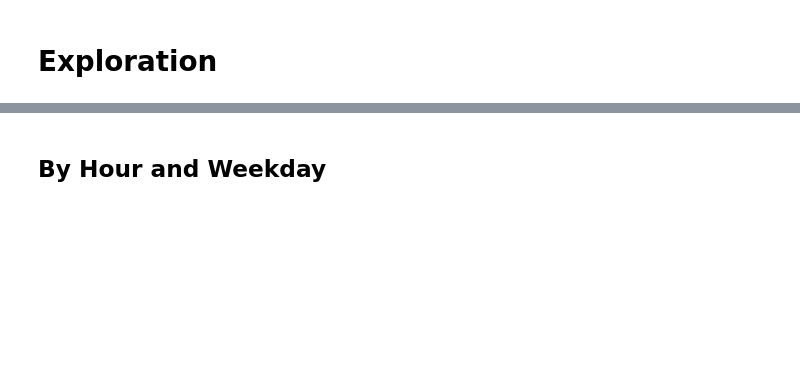
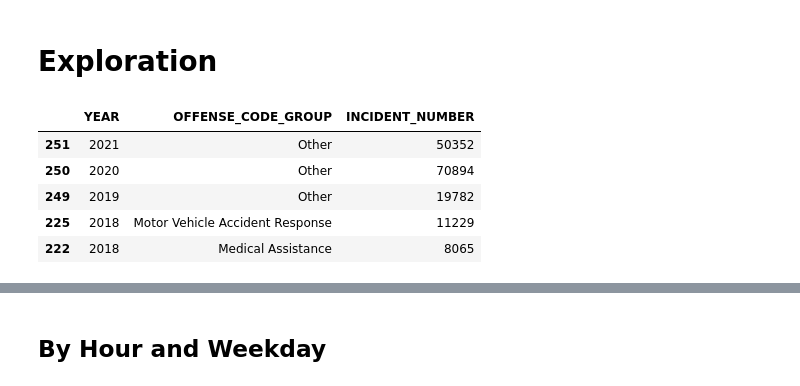
Before and after one commit to AlexVonSchwerdtner/BA780-Team6, a Jupyter notebook: Boston_Crime_Scene_Analytics.ipynb, the cells around one changed output, grey strips where cells are left out. Drawn from its saved outputs; the diff is of its cells as text; code cells hidden in the pictures; blank space fills up the shorter version.

```diff
--- a/Boston_Crime_Scene_Analytics.ipynb
+++ b/Boston_Crime_Scene_Analytics.ipynb
@@ -338,2 +341,15 @@ Crimes_all_years[Crimes_all_years['DISTRICT'].isnull()]
 # %% [markdown]
 # **Exploration**
+# %%
+# number of crimes over offense groups by year
+
+df = Crimes_all_years.groupby(['YEAR','OFFENSE_CODE_GROUP'])['INCIDENT_NUMBER'].count().reset_index()
+df = df.sort_values(by=['YEAR','INCIDENT_NUMBER'], ascending=False)
+df.head()
+# %% [output]
+|  | YEAR | OFFENSE_CODE_GROUP | INCIDENT_NUMBER |
+| 251 | 2021 | Other | 50352 |
+| 250 | 2020 | Other | 70894 |
+| 249 | 2019 | Other | 19782 |
+| 225 | 2018 | Motor Vehicle Accident Response | 11229 |
+| 222 | 2018 | Medical Assistance | 8065 |
```
Also changed, not shown: parts of 21 cells of this notebook.
